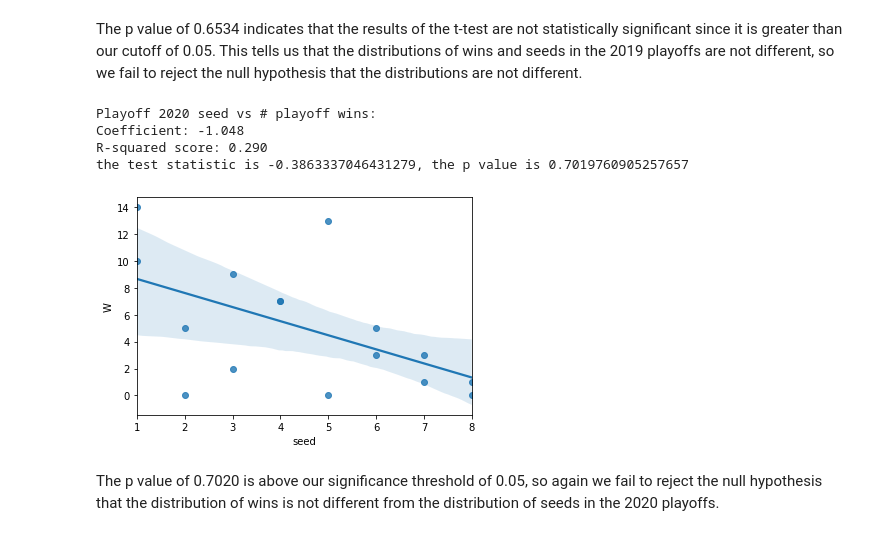
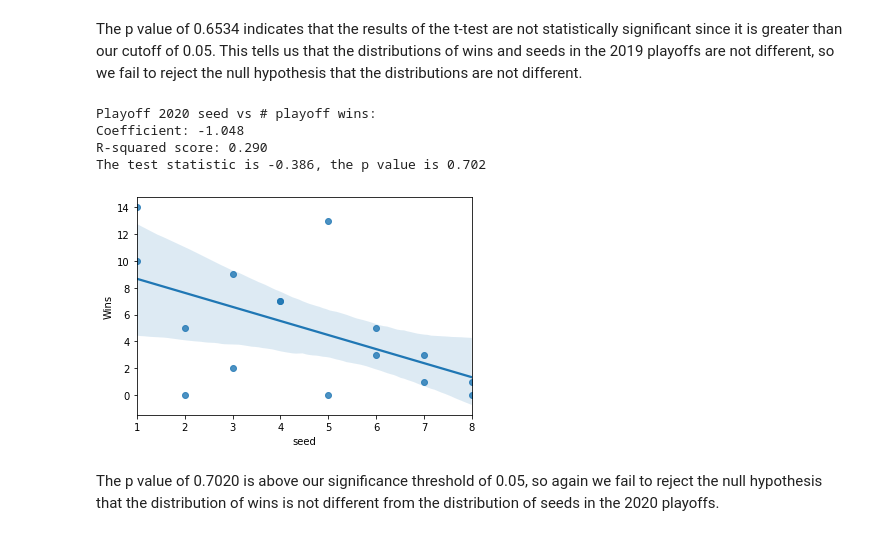
Before and after one commit to krishanweber3/info2950project, a Jupyter notebook: Phase 4 Final.ipynb, the cells around one changed output. Drawn from its saved outputs; the diff is of its cells as text; code cells hidden in the pictures.

```diff
--- a/Phase 4 Final.ipynb
+++ b/Phase 4 Final.ipynb
@@ -139,23 +195,23 @@ the test statistic is -0.4535470009409546, the p value is 0.65341879199341
 The p value of 0.6534 indicates that the results of the t-test are not statistically significant since it is greater than our cutoff of 0.05. This tells us that the distributions of wins and seeds in the 2019 playoffs are not different, so we fail to reject the null hypothesis that the distributions are not different.
 # %%
 #graph for playoffs in bubble
-graph2=sns.regplot(x='seed', y='W', data=bubble_playoff)
+graph2=sns.regplot(x='seed', y='Wins', data=bubble_playoff)
 
 model2 = LinearRegression()
-model2.fit(bubble_playoff[ ["seed"] ], bubble_playoff["W"])
+model2.fit(bubble_playoff[ ["seed"] ], bubble_playoff["Wins"])
 
 print("Playoff 2020 seed vs # playoff wins:")
 print("Coefficient: {:.3f}".format(model2.coef_[0]))
-print("R-squared score: {:.3f}".format(model2.score(bubble_playoff[ ["seed"] ], bubble_playoff["W"])))
-SampleA,SampleB=bubble_playoff['seed'], bubble_playoff['W']
+print("R-squared score: {:.3f}".format(model2.score(bubble_playoff[ ["seed"] ], bubble_playoff["Wins"])))
+SampleA,SampleB=bubble_playoff['seed'], bubble_playoff['Wins']
 shard=ttest_ind(SampleA,SampleB)
-print("the test statistic is {}, the p value is {}".format(shard[0],shard[1]))
+print("The test statistic is {:.3f}, the p value is {:.3f}".format(shard[0],shard[1]))
 # %% [output]
 Playoff 2020 seed vs # playoff wins:
 Coefficient: -1.048
 R-squared score: 0.290
-the test statistic is -0.3863337046431279, the p value is 0.7019760905257657
+The test statistic is -0.386, the p value is 0.702
-[figure, old version]
+[figure, new version]
 # %% [markdown]
 The p value of 0.7020 is above our significance threshold of 0.05, so again we fail to reject the null hypothesis that the distribution of wins is not different from the distribution of seeds in the 2020 playoffs.
 # %% [markdown]
```
Also changed, not shown: parts of 10 cells of this notebook.
